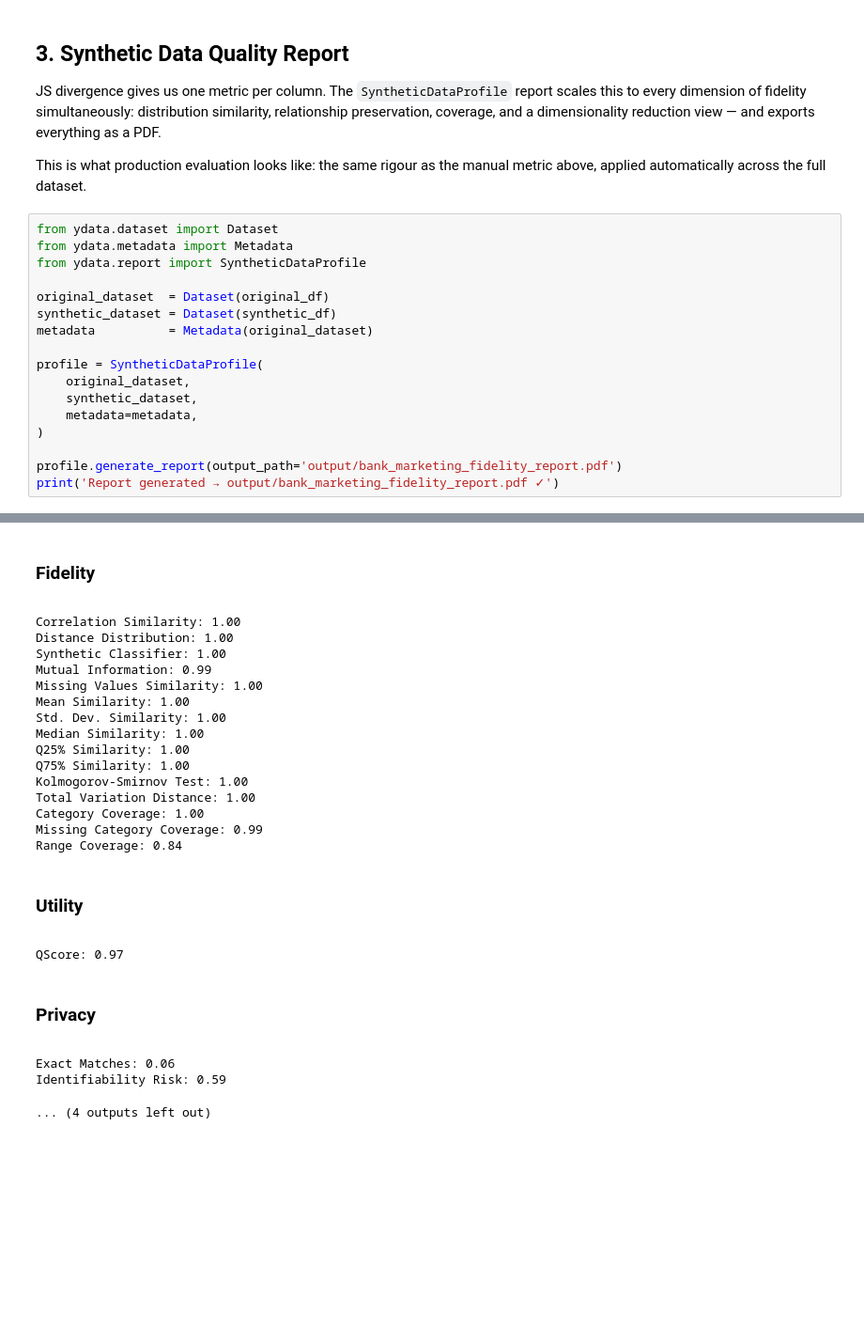
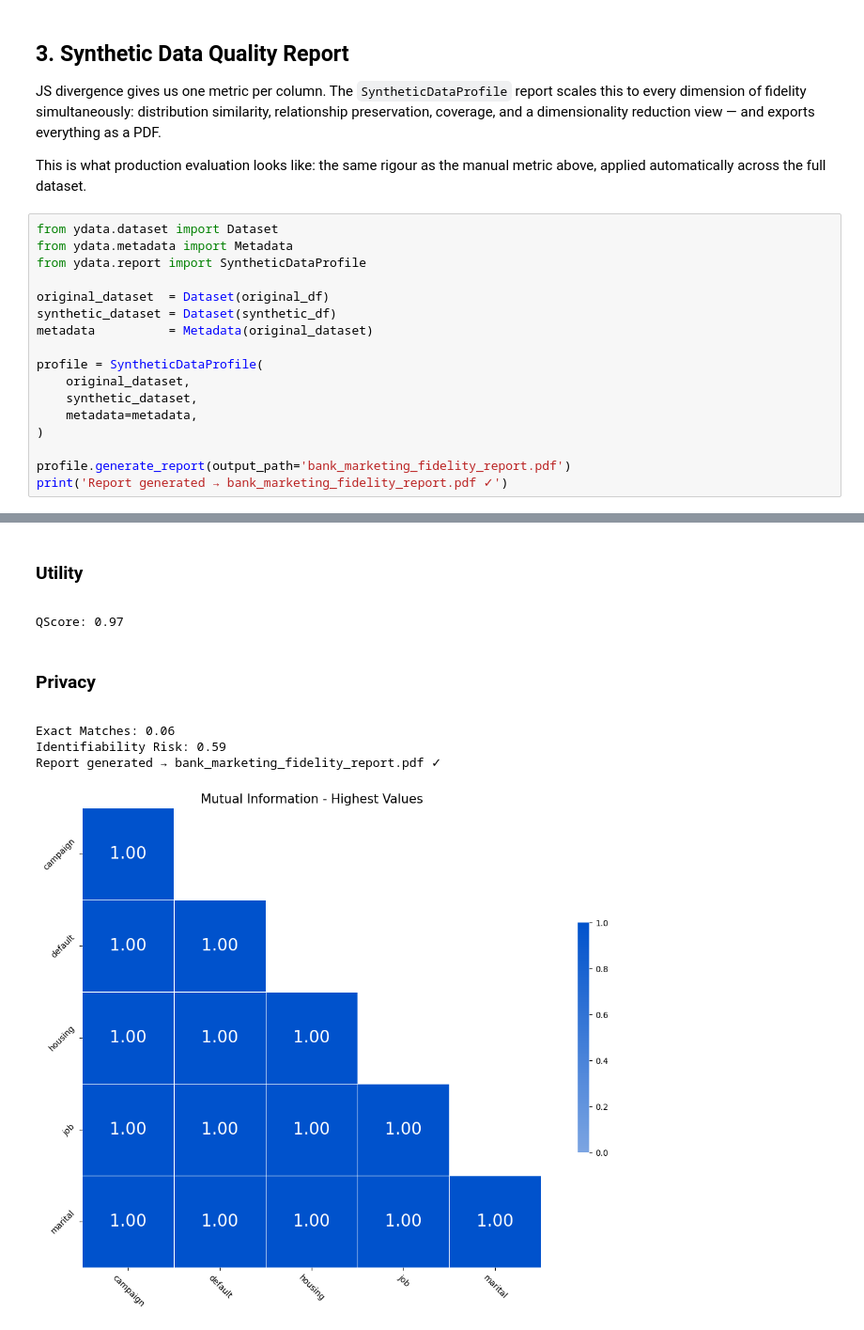
Before and after one commit to LinkedInLearning/Hands_On_Synthetic_Data_for_AI_Innovation_3813033, a Jupyter notebook: 03_04_Distributional_similarity_and_visual_checks/ch3_v4_measure_fidelity.ipynb, the cells around one changed output, grey strips where cells are left out. Shown at 94% size. Saved outputs shown, nothing was run; the diff lists cells and outputs as text; blank space fills up the shorter version.

Commit message:
chore: update metrics fidelity

```diff
--- a/03_04_Distributional_similarity_and_visual_checks/ch3_v4_measure_fidelity.ipynb
+++ b/03_04_Distributional_similarity_and_visual_checks/ch3_v4_measure_fidelity.ipynb
@@ -137,6 +129,6 @@ profile = SyntheticDataProfile(
     metadata=metadata,
 )
 
-profile.generate_report(output_path='output/bank_marketing_fidelity_report.pdf')
-print('Report generated → output/bank_marketing_fidelity_report.pdf ✓')
+profile.generate_report(output_path='bank_marketing_fidelity_report.pdf')
+print('Report generated → bank_marketing_fidelity_report.pdf ✓')
 # %% [output]
@@ -173,22 +180,7 @@ Privacy Score: Moderate
-Fidelity
+Utility
-Correlation Similarity: 1.00
-Distance Distribution: 1.00
-Synthetic Classifier: 1.00
-Mutual Information: 0.99
-Missing Values Similarity: 1.00
-Mean Similarity: 1.00
-Std. Dev. Similarity: 1.00
-Median Similarity: 1.00
-Q25% Similarity: 1.00
-Q75% Similarity: 1.00
-Kolmogorov-Smirnov Test: 1.00
-Total Variation Distance: 1.00
-Category Coverage: 1.00
-Missing Category Coverage: 0.99
-Range Coverage: 0.84
+QScore: 0.97
-Utility
+Privacy
-QScore: 0.97
+Exact Matches: 0.06
+Identifiability Risk: 0.59
+Report generated → bank_marketing_fidelity_report.pdf ✓
-Privacy
-Exact Matches: 0.06
-Identifiability Risk: 0.59
-... (4 outputs left out)
+[figure, added]
```
Also changed, not shown: parts of 5 cells of this notebook, 1 other file.
